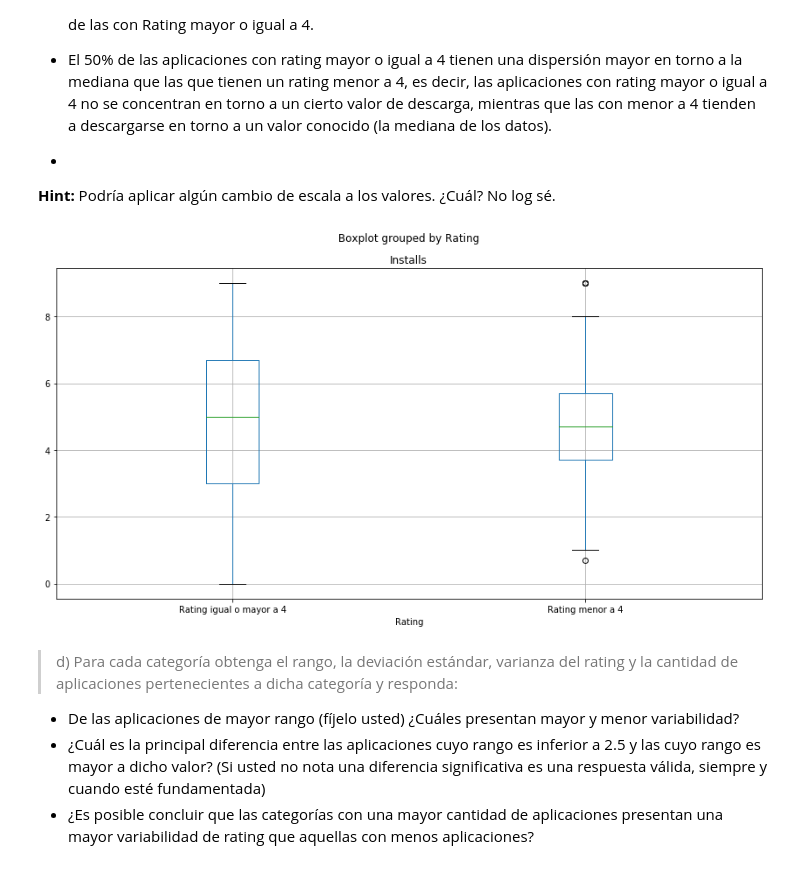
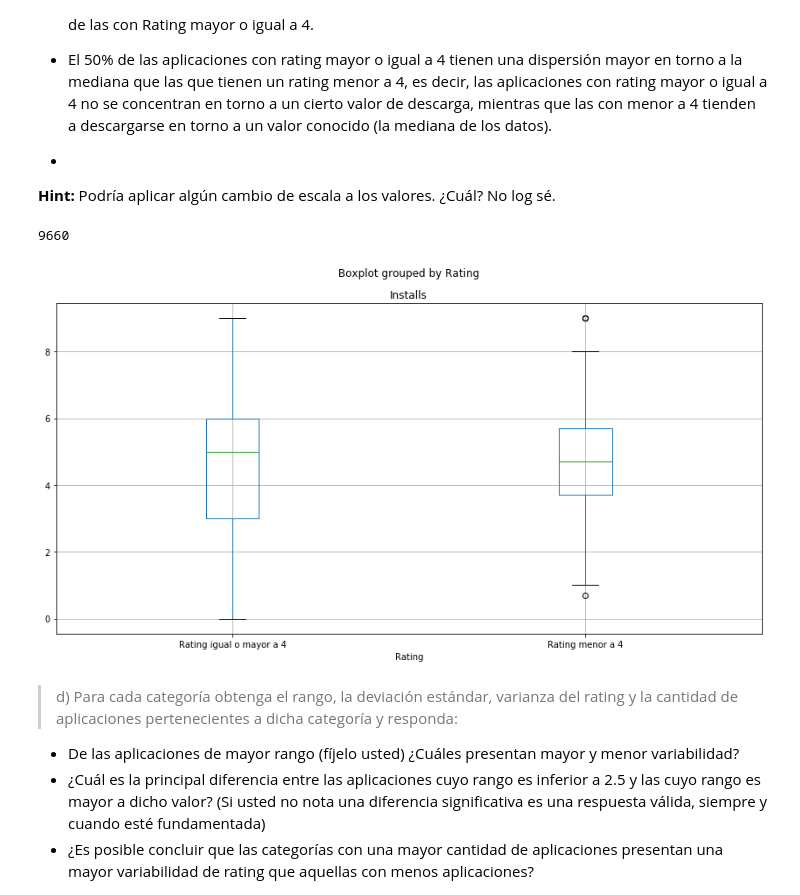
Before and after one commit to Felipitoo/estaca, a Jupyter notebook: Laboratorio 1.ipynb, the cells around one changed output. Drawn from its saved outputs; the diff is of its cells as text; code cells hidden in the pictures.

```diff
--- a/Laboratorio 1.ipynb
+++ b/Laboratorio 1.ipynb
@@ -173,35 +173,36 @@ def mayore(x):
     if x<4:
         return "Rating menor a 4"
 
     else:
         return "Rating igual o mayor a 4"
 
 %matplotlib inline
 
 
 data = pd.read_csv("googleplaystore.csv")
 
-data.drop_duplicates(keep = False, inplace = True)
+data.drop_duplicates("App",keep = "first", inplace = True)
 
 i = data[data["Rating"] == 19].index
 
 data=data.drop(i)
 
 
 
 data["Installs"] = data["Installs"].apply(lambda x : int(x.replace("+","").replace(",","")))
 
 
 data["Installs"] = data["Installs"].apply(change_log)
 
 data["Rating"] = data["Rating"].apply(mayore)
 
 
 data.boxplot(column="Installs",by="Rating", figsize=(14,7))
 
 plt.show()
 # %% [output]
+9660
-[figure, old version]
+[figure, new version]
 # %% [markdown]
 >d) Para cada categoría obtenga el rango, la deviación estándar, varianza del rating y la cantidad de aplicaciones pertenecientes a dicha categoría y responda:
 
```
Also changed, not shown: parts of 6 cells of this notebook.
